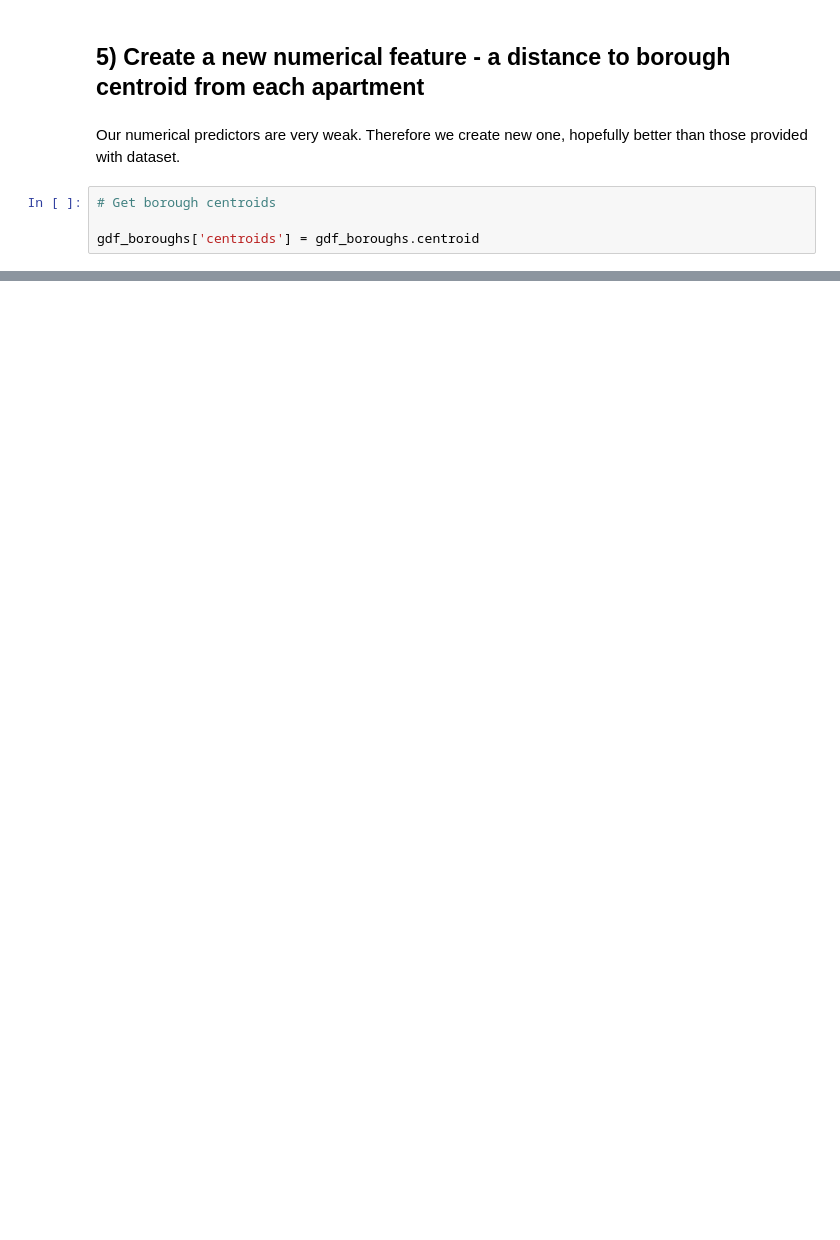
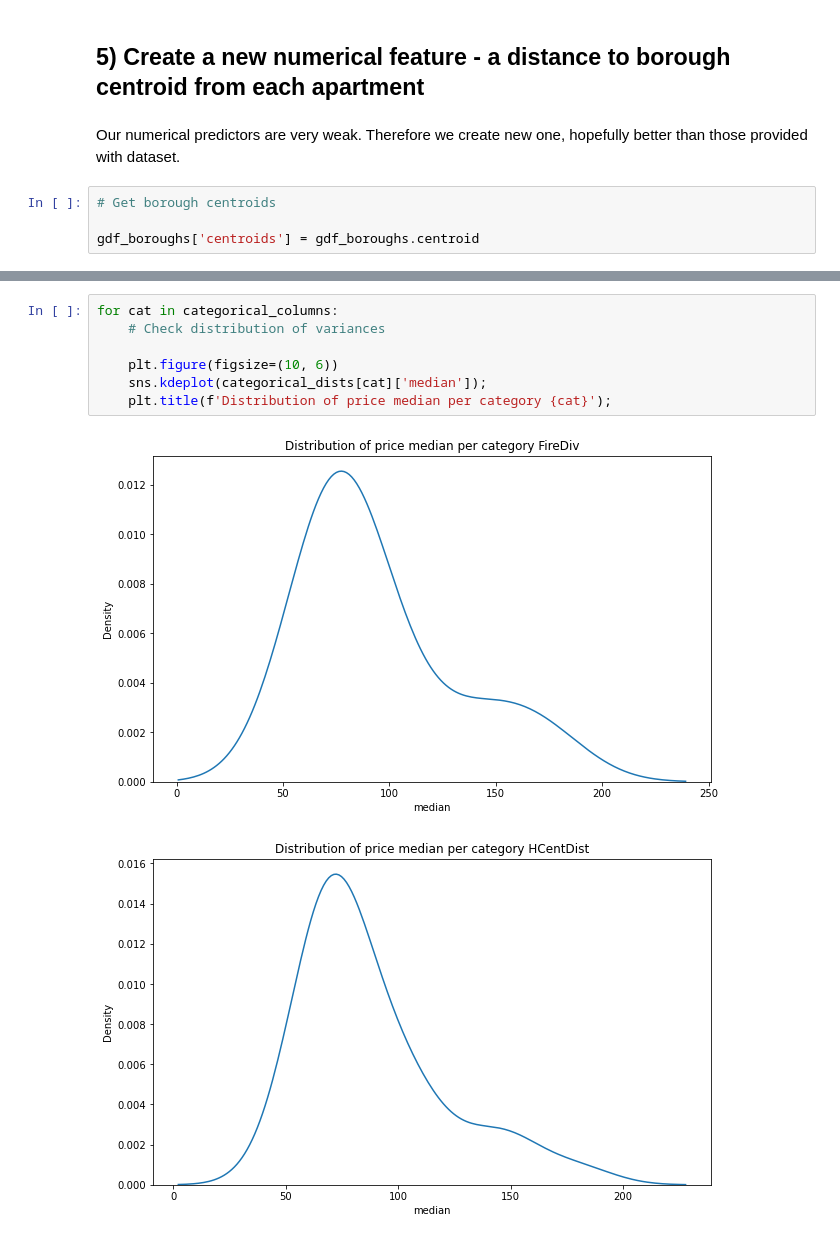
Before and after one commit to SimonMolinsky/articles, a Jupyter notebook: 2021-03/airbnb-data-augmentation/Feature Engineering with Spatial Flavour.ipynb, the cells around one changed output, grey strips where cells are left out. Drawn from its saved outputs; the diff is of its cells as text; blank space fills up the shorter version.

```diff
--- a/2021-03/airbnb-data-augmentation/Feature Engineering with Spatial Flavour.ipynb
+++ b/2021-03/airbnb-data-augmentation/Feature Engineering with Spatial Flavour.ipynb
@@ -437,0 +497,10 @@ Datum: North American Datum 1983
+# %%
+for cat in categorical_columns:
+    # Check distribution of variances
+
+    plt.figure(figsize=(10, 6))
+    sns.kdeplot(categorical_dists[cat]['median']);
+    plt.title(f'Distribution of price median per category {cat}');
+# %% [output]
+[figure, added]
+[figure, added]
```
Also changed, not shown: parts of 21 cells of this notebook, 5 other files.
